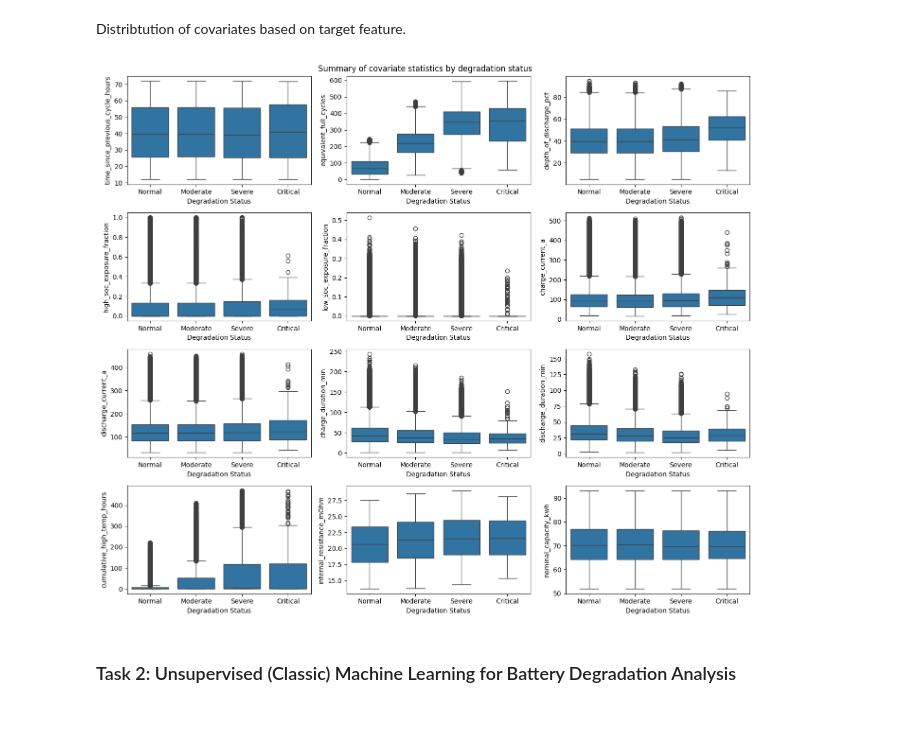
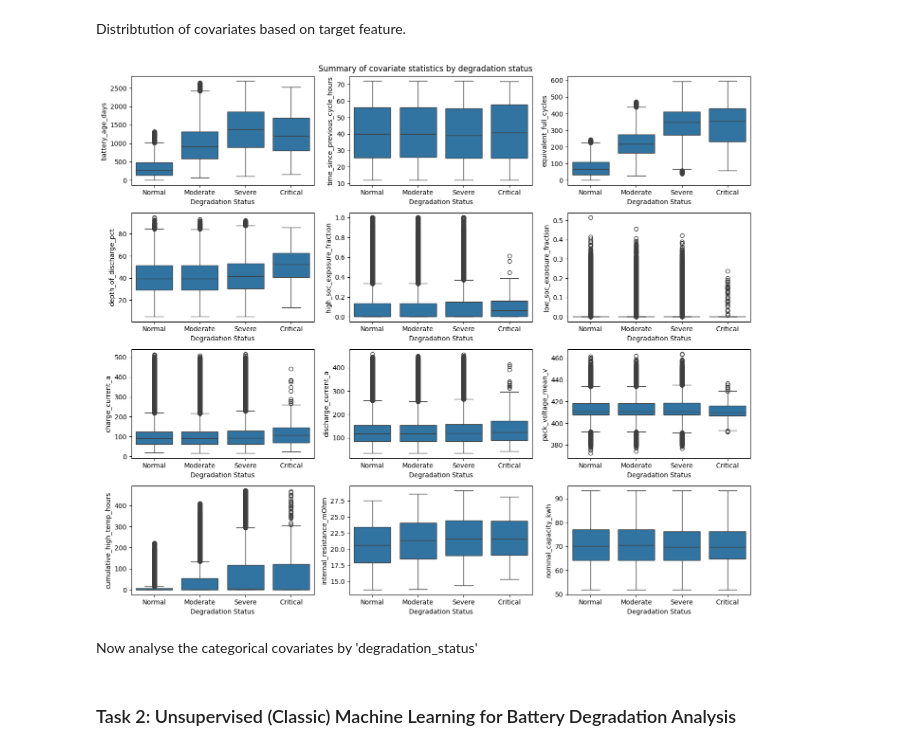
Before and after one commit to leolin25/predicting_battery_useful_life, a Jupyter notebook: cs342-coursework.ipynb, the cells around one changed output. Saved outputs shown, nothing was run; the diff lists cells and outputs as text; code cells hidden in the pictures; blank space fills up the shorter version.

Commit message:
fixed feature separability plot

```diff
--- a/cs342-coursework.ipynb
+++ b/cs342-coursework.ipynb
@@ -65,39 +65,41 @@ Distribtution of covariates based on target feature.
 target_feature = 'degradation_status'
 # look at covariates which might have impact of target feature
 covariates_to_plot = [
+    'battery_age_days',
     'time_since_previous_cycle_hours',
     'equivalent_full_cycles',
     'depth_of_discharge_pct',
     'high_soc_exposure_fraction',
     'low_soc_exposure_fraction',
     'charge_current_a',
     'discharge_current_a',
-    'charge_duration_min',
-    'discharge_duration_min',
+    'pack_voltage_mean_v',
     'cumulative_high_temp_hours',
     'internal_resistance_mOhm',
     'nominal_capacity_kwh'
 ]
 
 # matplotlib figure with multiple subplots
 fig, axes = plt.subplots(nrows=4, ncols=3, figsize=(14, 12))
 axes = axes.flatten() # easier to iterate over 1d array
 
 for i, covariate in enumerate(covariates_to_plot):
     sns.boxplot(
         data=battery_data,
         x=target_feature,
         y=covariate,
         ax=axes[i]
     )
 
     # add title and labels to each plot
     axes[i].set_xlabel('Degradation Status')
     axes[i].set_ylabel(covariate)
 
 fig.suptitle('Summary of covariate statistics by degradation status')
 plt.tight_layout()
 plt.savefig('covariate_analysis.png', dpi=800, bbox_inches='tight')
 plt.show()
 # %% [output]
-[figure, old version]
+[figure, new version]
+# %% [markdown]
+Now analyse the categorical covariates by 'degradation_status'
```
Also changed, not shown: parts of 2 cells of this notebook, 2 other files.
